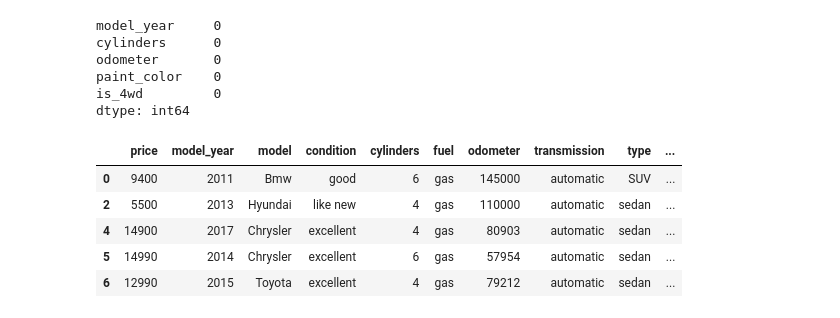
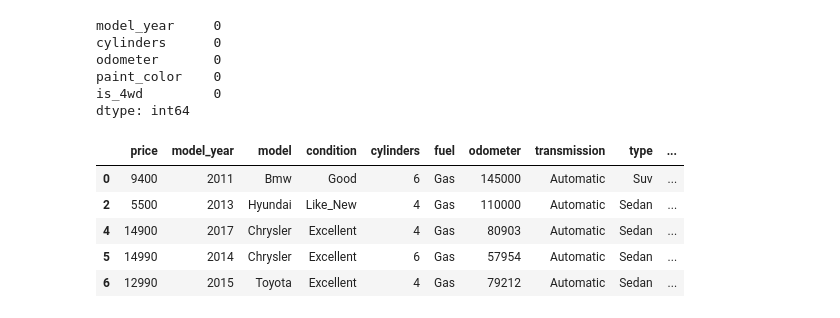
Before and after one commit to crisostomomelgarejo/proyect_sprint7, a Jupyter notebook: notebooks/EDA.ipynb, the cells around one changed output. Cells and saved outputs as stored; diff of their text form; code cells hidden in the pictures.

Commit message:
Mejora de limpieza de datos de texto y corrección en visualización de gráficos

```diff
--- a/notebooks/EDA.ipynb
+++ b/notebooks/EDA.ipynb
@@ -1,15 +1,15 @@
 # %%
-# Celda 1: imports y carga
+# Celda 1: Importaciones y carga de datos
 import pandas as pd
 import numpy as np
 import plotly.express as px
 import plotly.graph_objects as go
 
 # Cargar datos
-df = pd.read_csv(r"C:\Users\melga\vs_private\proyect_sprint7\vehicles_us.csv")
+df = pd.read_csv('../vehicles_us.csv')
 
-# Vista rápida
-print("Filas, columnas:", df.shape)
+# Vista rápida del dataset
+print('Filas, columnas:', df.shape)
 df.head()
 # %% [output]
 Filas, columnas: (51525, 13)
@@ -92,28 +92,46 @@ paint_color    0
 is_4wd         0
 dtype: int64
 # %%
-# Celda 5: Transformaciones adicionales útiles
+# Celda 5: Transformaciones adicionales
 CURRENT_YEAR = 2025
-df_clean['vehicle_age'] = (CURRENT_YEAR - df_clean['model_year']).clip(lower=0)  # evitar negativos
-# proteger division por cero/missing
+
+# Antigüedad del vehículo (evitar valores negativos)
+df_clean['vehicle_age'] = (CURRENT_YEAR - df_clean['model_year']).clip(lower=0)
+
+# Precio por milla (proteger división por cero)
 df_clean['price'] = pd.to_numeric(df_clean['price'], errors='coerce').fillna(0)
-df_clean['price_per_mile'] = df_clean.apply(lambda r: r['price']/r['odometer'] if r['odometer']>0 else np.nan, axis=1)
-# crear categoría de precio rápido
-df_clean['price_category'] = pd.cut(df_clean['price'],
-                                   bins=[-1, 5000, 15000, 30000, 1000000],
-                                   labels=['bajo','medio','alto','lujo'])
-# calidad aproximada: usar 'condition' si existe; arreglar mayúsculas/minúsculas
+df_clean['price_per_mile'] = df_clean.apply(
+    lambda r: r['price'] / r['odometer'] if r['odometer'] > 0 else np.nan, axis=1
+)
+
+# Categoría de precio
+df_clean['price_category'] = pd.cut(
+    df_clean['price'],
+    bins=[-1, 5000, 15000, 30000, 1_000_000],
+    labels=['bajo', 'medio', 'alto', 'lujo']
+)
+
+# Normalizar columna 'condition' a minúsculas
 if 'condition' in df_clean.columns:
-    df_clean['condition'] = df_clean['condition'].astype(str).str.lower().str.strip().replace({'nan':'unknown'})
+    df_clean['condition'] = (df_clean['condition'].astype(str)
+                             .str.lower().str.strip()
+                             .replace({'nan': 'unknown'}))
 else:
     df_clean['condition'] = 'unknown'
 
+# Limpiar todas las columnas de texto: eliminar espacios vacios de los extremos,
+# capitalizar cada palabra y cambiar espacios por '_'
+cols_texto = df_clean.select_dtypes(include=['object', 'category']).columns
+for col in cols_texto:
+    if col != 'date_posted':
+        df_clean[col] = df_clean[col].astype(str).str.strip().str.title().str.replace(' ', '_')
+
 df_clean.head()
 # %% [output]
 |  | price | model_year | model | condition | cylinders | fuel | odometer | transmission | type | ... |
-| 0 | 9400 | 2011 | Bmw | good | 6 | gas | 145000 | automatic | SUV | ... |
-| 2 | 5500 | 2013 | Hyundai | like new | 4 | gas | 110000 | automatic | sedan | ... |
-| 4 | 14900 | 2017 | Chrysler | excellent | 4 | gas | 80903 | automatic | sedan | ... |
-| 5 | 14990 | 2014 | Chrysler | excellent | 6 | gas | 57954 | automatic | sedan | ... |
-| 6 | 12990 | 2015 | Toyota | excellent | 4 | gas | 79212 | automatic | sedan | ... |
+| 0 | 9400 | 2011 | Bmw | Good | 6 | Gas | 145000 | Automatic | Suv | ... |
+| 2 | 5500 | 2013 | Hyundai | Like_New | 4 | Gas | 110000 | Automatic | Sedan | ... |
+| 4 | 14900 | 2017 | Chrysler | Excellent | 4 | Gas | 80903 | Automatic | Sedan | ... |
+| 5 | 14990 | 2014 | Chrysler | Excellent | 6 | Gas | 57954 | Automatic | Sedan | ... |
+| 6 | 12990 | 2015 | Toyota | Excellent | 4 | Gas | 79212 | Automatic | Sedan | ... |
 # %%
```
Also changed, not shown: parts of 7 cells of this notebook, 1 other file.
